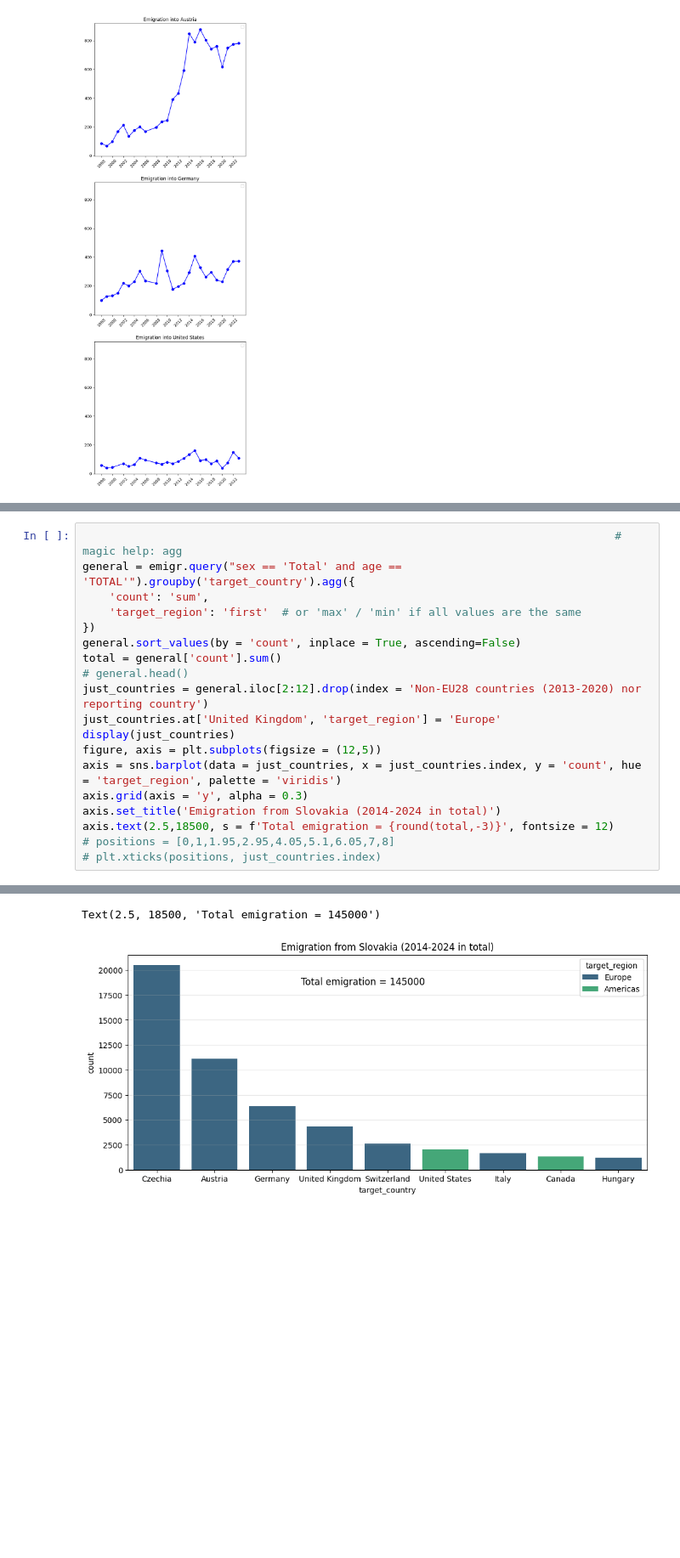
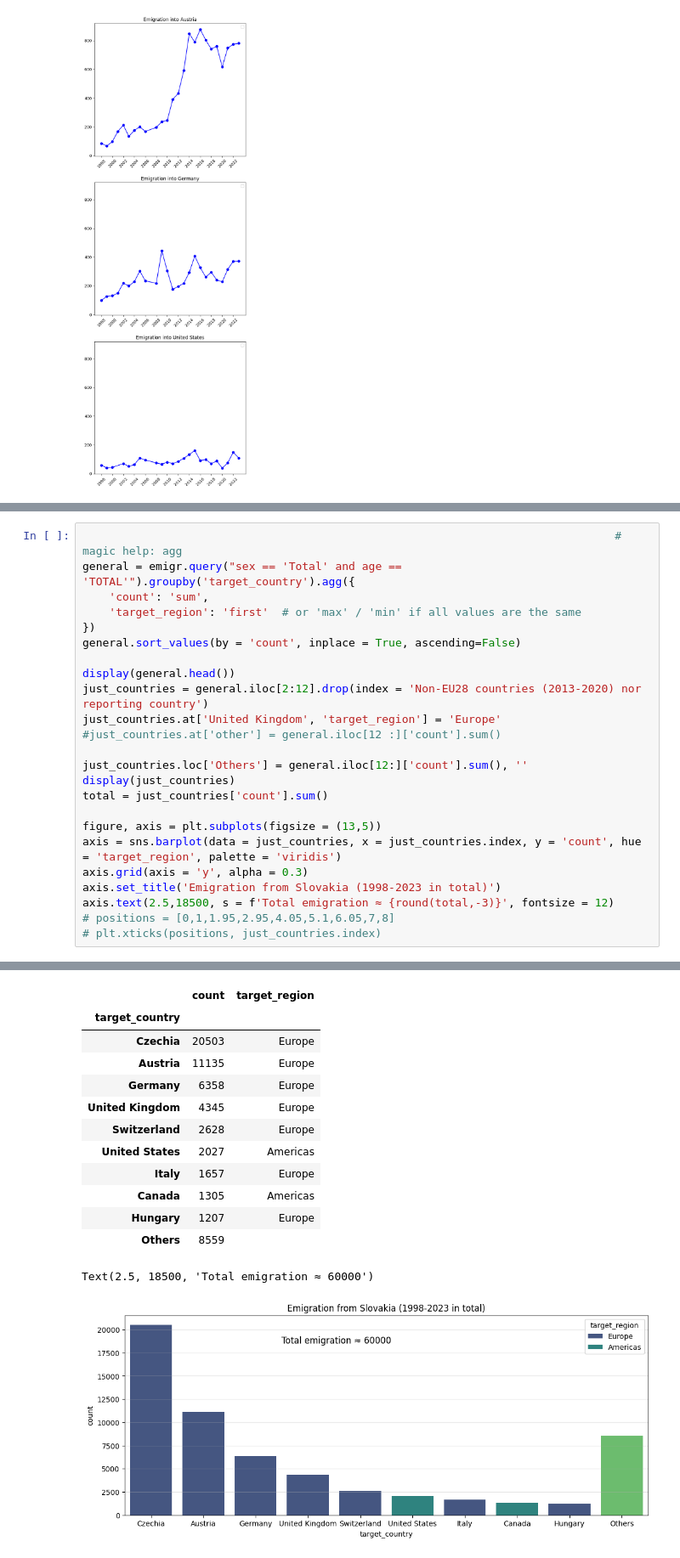
Before and after one commit to jatofi-official/migration-eu-analysis, a Jupyter notebook: Notebooks/Slovenska_Emigracia_Ado.ipynb, the cells around one changed output, grey strips where cells are left out. Shown at 85% size. Cells and saved outputs as stored; diff of their text form; blank space fills up the shorter version.

Commit message:
Added graphs, corrected mistakes... final.
Opravena chyba v celkovej migracii
(mal som tam vyse 2-krat vacsie cisla ako mali byt).

```diff
--- a/Notebooks/Slovenska_Emigracia_Ado.ipynb
+++ b/Notebooks/Slovenska_Emigracia_Ado.ipynb
@@ -264,16 +273,21 @@ general = emigr.query("sex == 'Total' and age == 'TOTAL'").groupby('target_count
     'target_region': 'first'  # or 'max' / 'min' if all values are the same
 })
 general.sort_values(by = 'count', inplace = True, ascending=False)
-total = general['count'].sum()
-# general.head()
+
+display(general.head())
 just_countries = general.iloc[2:12].drop(index = 'Non-EU28 countries (2013-2020) nor reporting country')
 just_countries.at['United Kingdom', 'target_region'] = 'Europe'
+#just_countries.at['other'] = general.iloc[12 :]['count'].sum()
+
+just_countries.loc['Others'] = general.iloc[12:]['count'].sum(), ''
 display(just_countries)
-figure, axis = plt.subplots(figsize = (12,5))
+total = just_countries['count'].sum()
+
+figure, axis = plt.subplots(figsize = (13,5))
 axis = sns.barplot(data = just_countries, x = just_countries.index, y = 'count', hue = 'target_region', palette = 'viridis')
 axis.grid(axis = 'y', alpha = 0.3)
-axis.set_title('Emigration from Slovakia (2014-2024 in total)')
-axis.text(2.5,18500, s = f'Total emigration = {round(total,-3)}', fontsize = 12)
+axis.set_title('Emigration from Slovakia (1998-2023 in total)')
+axis.text(2.5,18500, s = f'Total emigration ≈ {round(total,-3)}', fontsize = 12)
 # positions = [0,1,1.95,2.95,4.05,5.1,6.05,7,8]
 # plt.xticks(positions, just_countries.index)
 # %% [output]
@@ -291,2 +301,14 @@ axis.text(2.5,18500, s = f'Total emigration = {round(total,-3)}', fontsize = 12)
+|  | count | target_region |
+| target_country |  |  |
+| Czechia | 20503 | Europe |
+| Austria | 11135 | Europe |
+| Germany | 6358 | Europe |
+| United Kingdom | 4345 | Europe |
+| Switzerland | 2628 | Europe |
+| United States | 2027 | Americas |
+| Italy | 1657 | Europe |
+| Canada | 1305 | Americas |
+| Hungary | 1207 | Europe |
+| Others | 8559 |  |
-Text(2.5, 18500, 'Total emigration = 145000')
+Text(2.5, 18500, 'Total emigration ≈ 60000')
-[figure, old version]
+[figure, new version]
```
Also changed, not shown: parts of 7 cells of this notebook, 9 other files.
